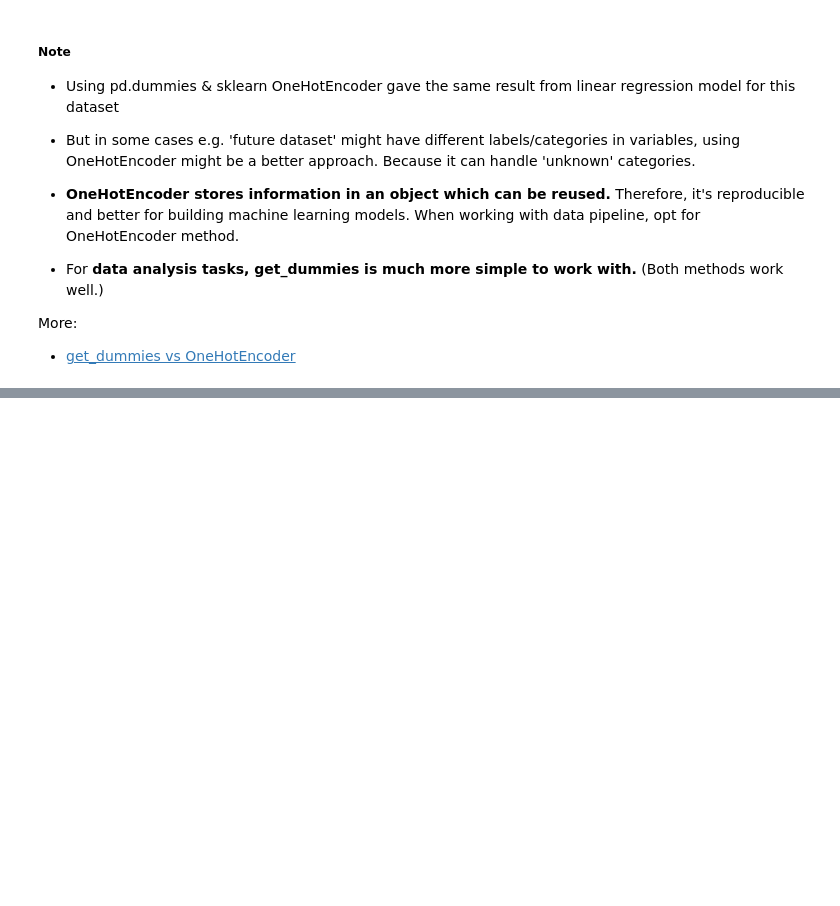
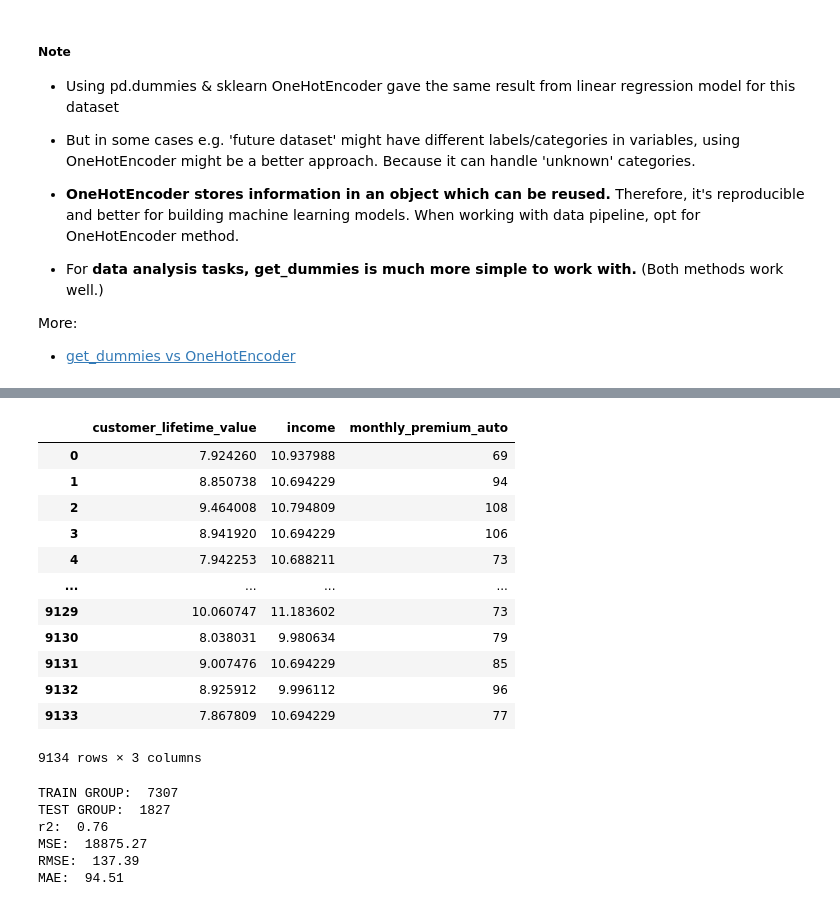
Before and after one commit to suphawadeeth/Data-Analytics-Ironhack, a Jupyter notebook: unit-1/week-3/lab-customer-analysis-round-7.ipynb, the cells around one changed output, grey strips where cells are left out. Cells and saved outputs as stored; diff of their text form; code cells hidden in the pictures; blank space fills up the shorter version.

```diff
--- a/unit-1/week-3/lab-customer-analysis-round-7.ipynb
+++ b/unit-1/week-3/lab-customer-analysis-round-7.ipynb
@@ -925,0 +1054,37 @@ More:
+# %%
+x_log
+# %% [output]
+|  | customer_lifetime_value | income | monthly_premium_auto |
+| 0 | 7.924260 | 10.937988 | 69 |
+| 1 | 8.850738 | 10.694229 | 94 |
+| 2 | 9.464008 | 10.794809 | 108 |
+| 3 | 8.941920 | 10.694229 | 106 |
+| 4 | 7.942253 | 10.688211 | 73 |
+| ... | ... | ... | ... |
+| 9129 | 10.060747 | 11.183602 | 73 |
+| 9130 | 8.038031 | 9.980634 | 79 |
+| 9131 | 9.007476 | 10.694229 | 85 |
+| 9132 | 8.925912 | 9.996112 | 96 |
+| 9133 | 7.867809 | 10.694229 | 77 |
+9134 rows × 3 columns
+# %%
+# concat x(feature) + x(cat) into one data frame
+X = pd.concat([x_log, cat], axis=1)
+
+# split rows into 2 test and train sets
+# 20% of data --> test set, 80% --> train set
+X_train, X_test, y_train, y_test = train_test_split(X, y, test_size=0.2, random_state=42)
+
+# check splitted data
+print("TRAIN GROUP: ", len(X_train))
+print("TEST GROUP: ", len(X_test))
+
+# apply modeling
+modeling()
+# %% [output]
+TRAIN GROUP:  7307
+TEST GROUP:  1827
+r2:  0.76
+MSE:  18875.27
+RMSE:  137.39
+MAE:  94.51
```
Also changed, not shown: parts of 17 cells of this notebook.
